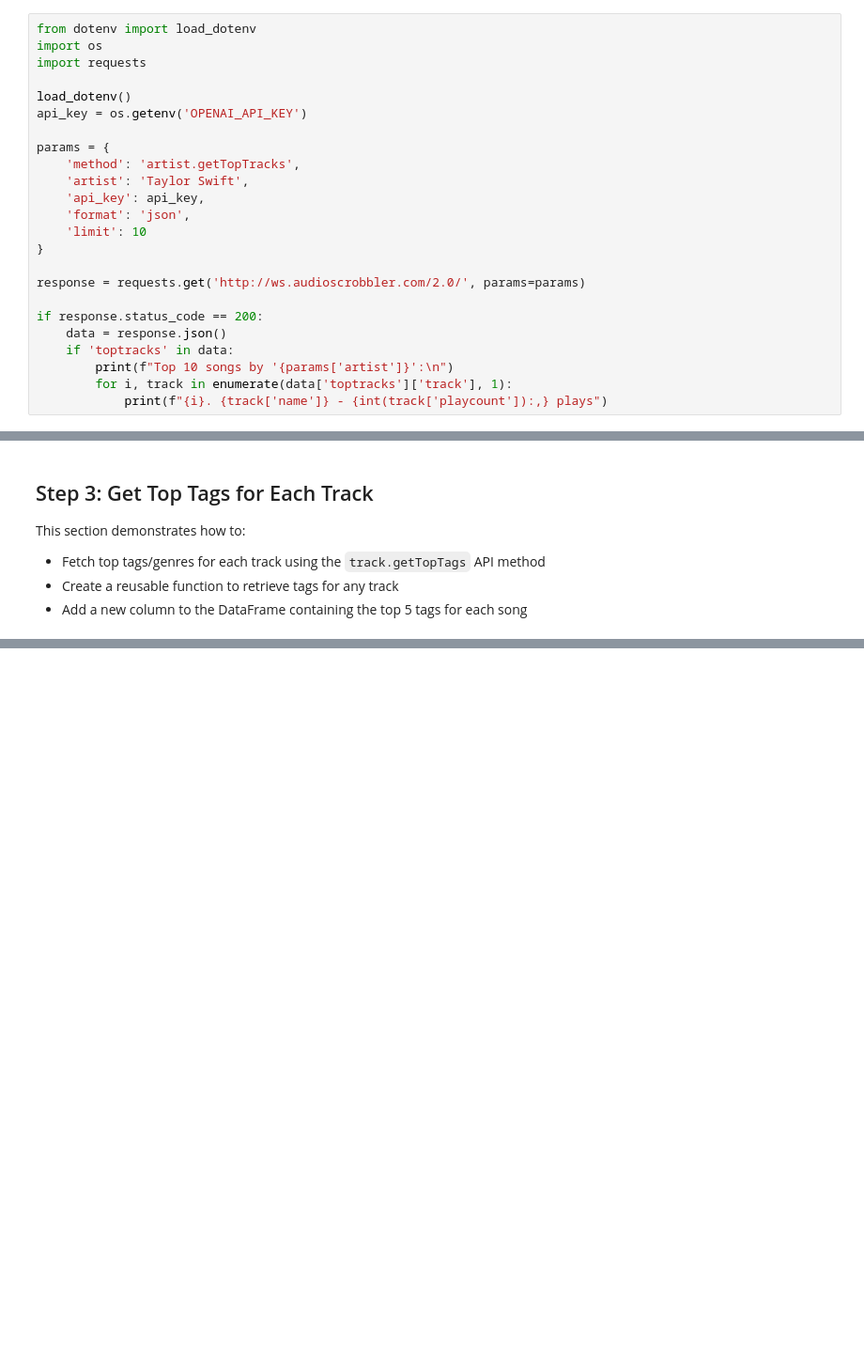
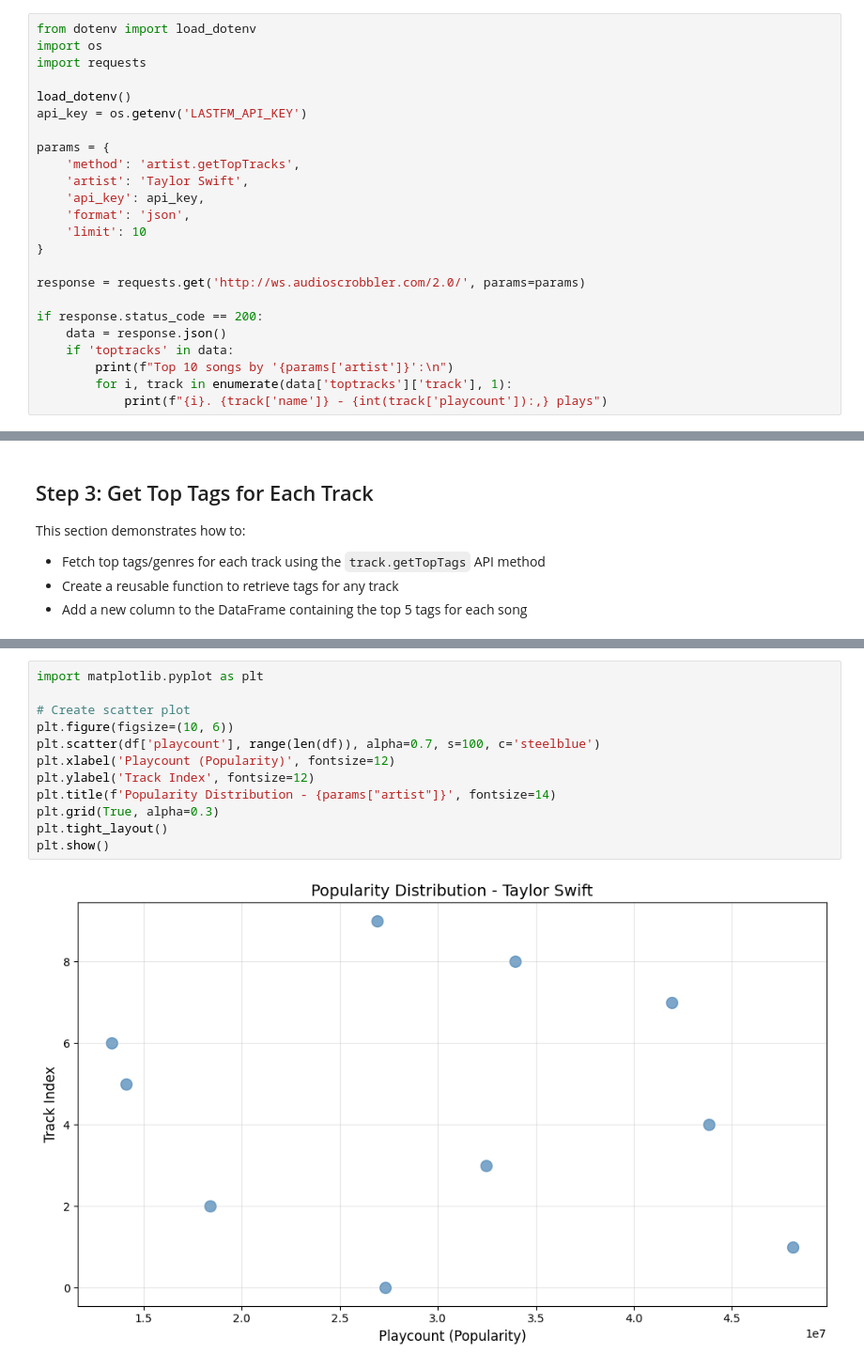
Before and after one commit to kumartvs/API-example, a Jupyter notebook: API_EXAMPLE.ipynb, the cells around one changed output, grey strips where cells are left out. Shown at 94% size. Saved outputs shown, nothing was run; the diff lists cells and outputs as text; blank space fills up the shorter version.

```diff
--- a/API_EXAMPLE.ipynb
+++ b/API_EXAMPLE.ipynb
@@ -12,7 +12,7 @@ import os
 import requests
 
 load_dotenv()
-api_key = os.getenv('OPENAI_API_KEY')
+api_key = os.getenv('LASTFM_API_KEY')
 
 params = {
     'method': 'artist.getTopTracks',
@@ -97,0 +100,14 @@ if 'df' in locals():
+# %%
+import matplotlib.pyplot as plt
+
+# Create scatter plot
+plt.figure(figsize=(10, 6))
+plt.scatter(df['playcount'], range(len(df)), alpha=0.7, s=100, c='steelblue')
+plt.xlabel('Playcount (Popularity)', fontsize=12)
+plt.ylabel('Track Index', fontsize=12)
+plt.title(f'Popularity Distribution - {params["artist"]}', fontsize=14)
+plt.grid(True, alpha=0.3)
+plt.tight_layout()
+plt.show()
+# %% [output]
+[figure, added]
```
Also changed, not shown: parts of 4 cells of this notebook.
